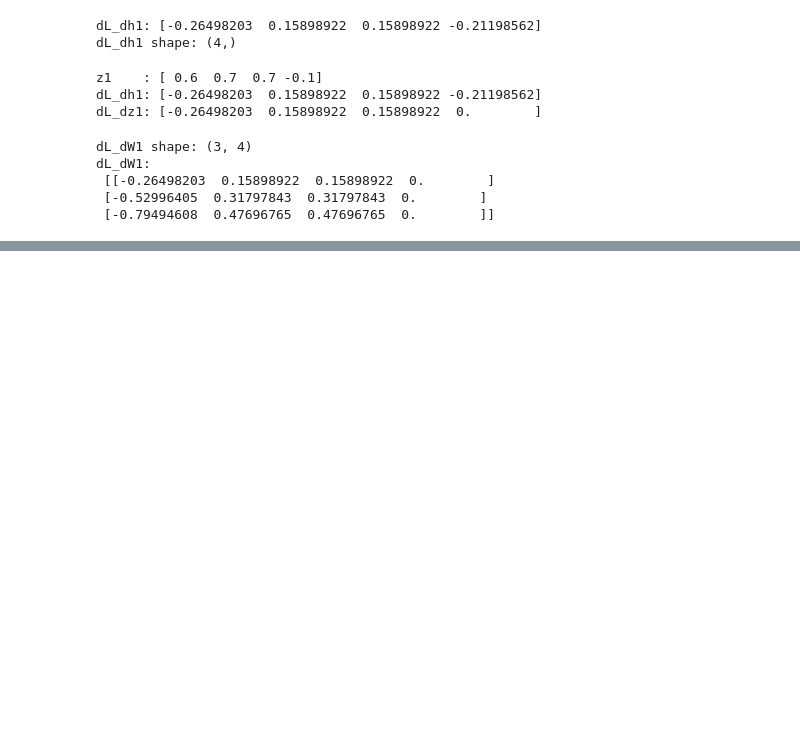
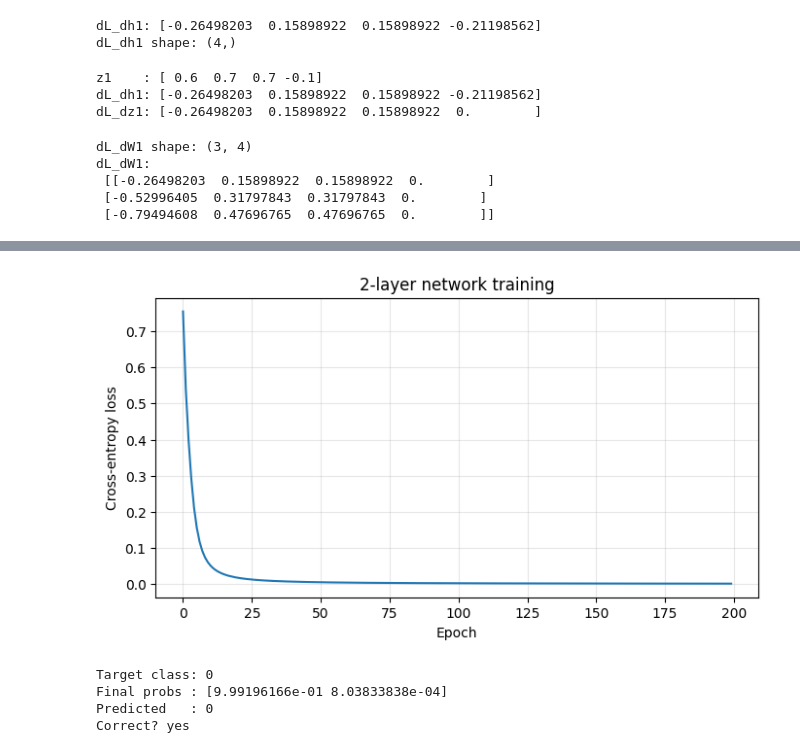
Before and after one commit to hincaltopcuoglu/ML_Algorithms_by_Hand, a Jupyter notebook: Recurrent Neural Networks/Transformers/backprop_exercise.ipynb, the cells around one changed output, grey strips where cells are left out. Drawn from its saved outputs; the diff is of its cells as text; code cells hidden in the pictures; blank space fills up the shorter version.

Commit message:
forward - backward - training loop functions added

```diff
--- a/Recurrent Neural Networks/Transformers/backprop_exercise.ipynb
+++ b/Recurrent Neural Networks/Transformers/backprop_exercise.ipynb
@@ -107,0 +147,31 @@ print("New loss:", loss_new)
+# %%
+def train_step(x, W1, W2, correct_class, lr):
+    """One full forward + backward + weight update."""
+    probs, cache = forward(x, W1, W2)
+    loss = -np.log(probs[correct_class] + 1e-9)
+    dL_dW1, dL_dW2 = backward(x, W1, W2, cache, probs, correct_class)
+    W1 = W1 - lr * dL_dW1
+    W2 = W2 - lr * dL_dW2
+    return loss, W1, W2, probs
+# %%
+# Reset weights to initial values (fresh training run)
+W1_train = np.array([[0.1,  0.2, -0.1,  0.3],
+                     [0.4, -0.2,  0.1,  0.1],
+                     [-0.1, 0.3,  0.2, -0.2]])
+W2_train = np.array([[ 0.2, -0.3],
+                     [ 0.1,  0.4],
+                     [-0.2,  0.1],
+                     [ 0.3, -0.1]])
+
+lr = 0.1
+n_epochs = 200
+losses = []
+
+for epoch in range(n_epochs):
+    loss, W1_train, W2_train, probs = train_step(x, W1_train, W2_train, correct_class, lr)
+    losses.append(loss)
+    if epoch % 20 == 0:
+        pred_class = np.argmax(probs)
+        print(f"Epoch {epoch:3d} | Loss: {loss:.4f} | probs: {probs} | pred class: {pred_class}")
+
+print(f"\nFinal loss: {losses[-1]:.4f} (started at {losses[0]:.4f})")
@@ -107,0 +191,28 @@ print("New loss:", loss_new)
+# %%
+# Plot loss over epochs (optional: needs matplotlib)
+try:
+    import matplotlib.pyplot as plt
+    plt.figure(figsize=(8, 4))
+    plt.plot(losses)
+    plt.xlabel("Epoch")
+    plt.ylabel("Cross-entropy loss")
+    plt.title("2-layer network training")
+    plt.grid(True, alpha=0.3)
+    plt.show()
+except ImportError:
+    print("matplotlib not installed — loss list is in variable `losses`")
+# %% [output]
+[figure, added]
+# %%
+# After training: what does the network predict?
+probs_final, _ = forward(x, W1_train, W2_train)
+pred_class = np.argmax(probs_final)
+print("Target class:", correct_class)
+print("Final probs :", probs_final)
+print("Predicted   :", pred_class)
+print("Correct?"    , "yes" if pred_class == correct_class else "no")
+# %% [output]
+Target class: 0
+Final probs : [9.99196166e-01 8.03833838e-04]
+Predicted   : 0
+Correct? yes
```
Also changed, not shown: parts of 5 cells of this notebook.
